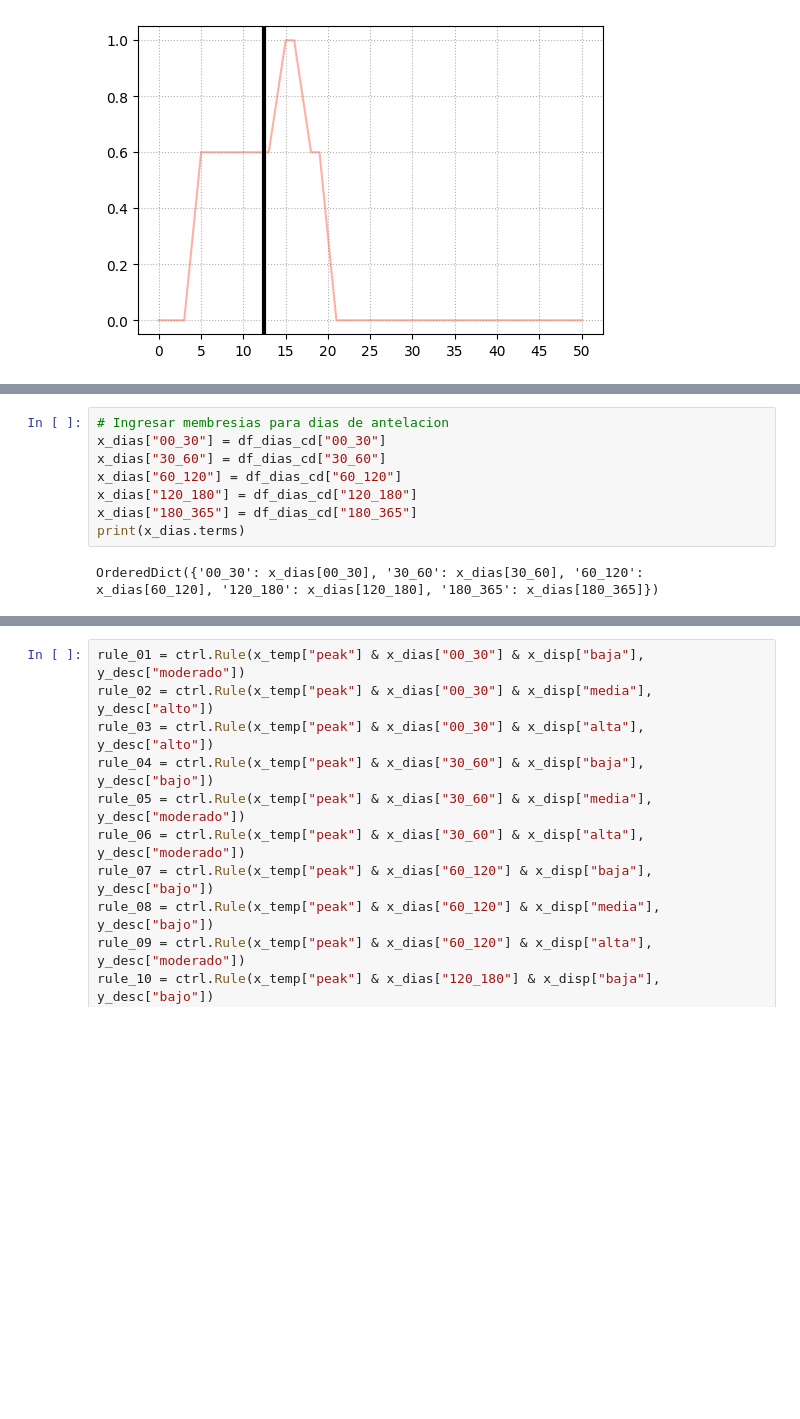
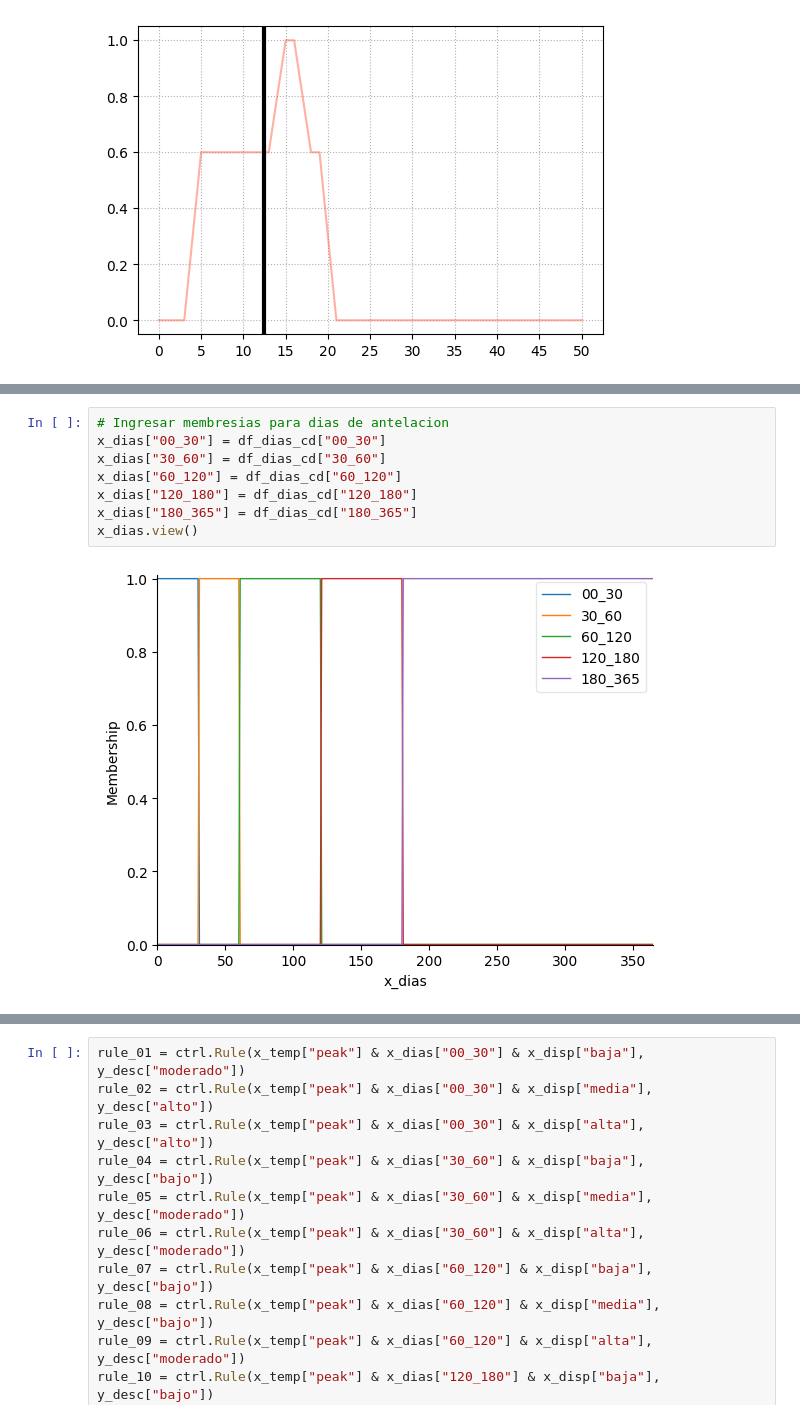
Before and after one commit to jsaraujo5081/material_curso_data_science, a Jupyter notebook: notebooks/S13_Logica_Difusa_Sesiones.ipynb, the cells around one changed output, grey strips where cells are left out. Drawn from its saved outputs; the diff is of its cells as text; blank space fills up the shorter version.

```diff
--- a/notebooks/S13_Logica_Difusa_Sesiones.ipynb
+++ b/notebooks/S13_Logica_Difusa_Sesiones.ipynb
@@ -480,13 +588,13 @@ OrderedDict({'peak': x_temp[peak], 'regular': x_temp[regular], 'low': x_temp[low
 # %%
 # Ingresar membresias para dias de antelacion
 x_dias["00_30"] = df_dias_cd["00_30"]
 x_dias["30_60"] = df_dias_cd["30_60"]
 x_dias["60_120"] = df_dias_cd["60_120"]
 x_dias["120_180"] = df_dias_cd["120_180"]
 x_dias["180_365"] = df_dias_cd["180_365"]
-print(x_dias.terms)
+x_dias.view()
 # %% [output]
-OrderedDict({'00_30': x_dias[00_30], '30_60': x_dias[30_60], '60_120': x_dias[60_120], '120_180': x_dias[120_180], '180_365': x_dias[180_365]})
+[figure, added]
 # %%
 # Ingresar membresias para nivel de disponibilidad
 x_disp["alta"] = df_disponibilidad_cd["alta"]
```
Also changed, not shown: parts of 67 cells of this notebook, 43 other files.
